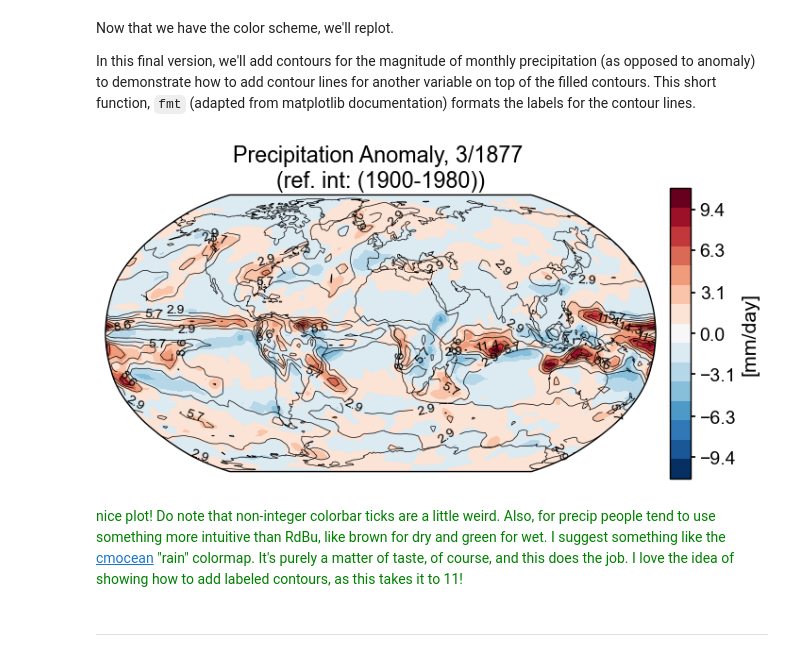
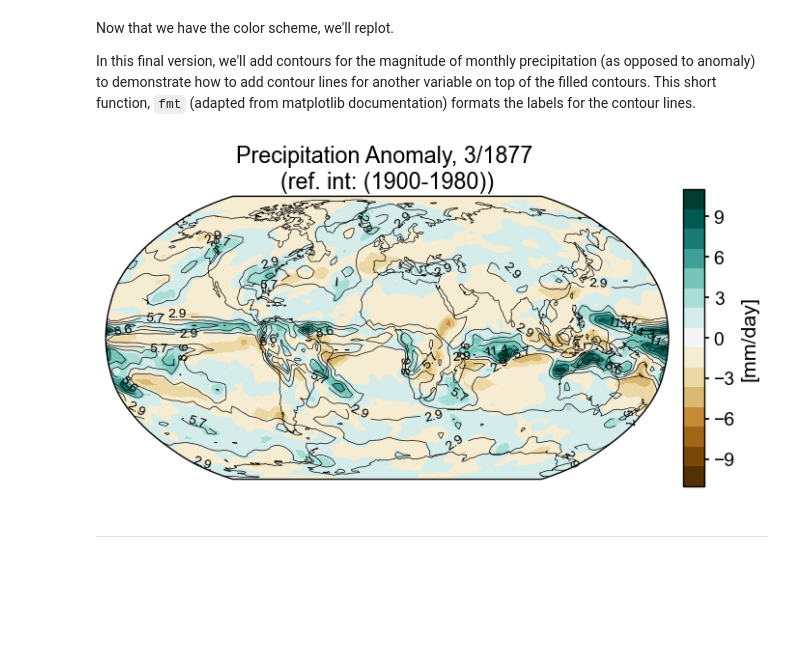
Before and after one commit to LinkedEarth/LMR_CMIP_paleobook, a Jupyter notebook: notebooks/lifehacks/spatial_snapshots_xarray_bonuses.ipynb, the cells around one changed output. Cells and saved outputs as stored; diff of their text form; code cells hidden in the pictures; blank space fills up the shorter version.

Commit message:
want sensible integer tick marks? challenge accepted!

```diff
--- a/notebooks/lifehacks/spatial_snapshots_xarray_bonuses.ipynb
+++ b/notebooks/lifehacks/spatial_snapshots_xarray_bonuses.ipynb
@@ -280,6 +280,8 @@ title_copy = 'Precipitation Anomaly, {}/{} \n(ref. int: (1900-1980))'
 snapshot_data = miroc_ds.isel(time=(miroc_ds.time.dt.year == year) & (miroc_ds.time.dt.month == month))
 # %% [markdown]
 ### Global precipitation anomaly (filled contours)
+# %%
+ppt_cmap = 'BrBG'
 # %%
 fig = plt.figure(figsize=(8, 4))
 
@@ -352,7 +354,7 @@ ax2_Li_1 = max([np.abs(snapshot_data[var].max().compute()),
                 np.abs(snapshot_data[var].min().compute())])
 ax2_levels = np.around(np.linspace(-ax2_Li_1, ax2_Li_1, 15), decimals=1)
 # make scalar mappable
-ax2_sm = make_scalar_mappable([ax2_Li_1, -ax2_Li_1], 'RdBu_r', 15)
+ax2_sm = make_scalar_mappable([ax2_Li_1, -ax2_Li_1], ppt_cmap, 15)
 cf2_kwargs = {'cmap':ax2_sm.cmap, 'norm' : ax2_sm.norm}
 # %%
 
@@ -368,35 +370,41 @@ zrange = 20
 # %%
 fig = plt.figure(figsize=(8, 4))
 # 1 row, 2 columns, .05 space between columns, 8:.3 ratio of left column to right column
 gs = gridspec.GridSpec(1, 2, wspace=0.05, width_ratios=[8, .3])
 
 # add subplot with specified map projection and coastlines (GeoAxes)
 ax2 = fig.add_subplot(gs[0, 0], projection=ccrs.Robinson(central_longitude=0))
 ax2.add_feature(cfeature.COASTLINE, edgecolor='k',linewidth=.5)
 
 # place data on coordinate system with continuous x axis (longitude axis)
 tas_c, lonc = cutil.add_cyclic_point(snapshot_data[var], snapshot_data['lon'])
 # plot contourf on ax2 (geosubplot)
 cf2 = ax2.contourf(lonc,snapshot_data['lat'],tas_c.squeeze(),nc, levels=ax2_levels,
                    transform=ccrs.PlateCarree(), **cf2_kwargs)
 # add contours
 zg_c , _ = cutil.add_cyclic_point(snapshot_data['pr_mmday'], snapshot_data['lon'])
 cf2_lines = ax2.contour(lonc,snapshot_data['lat'], zg_c.squeeze(), np.linspace(-zrange,zrange,15),
                             colors='k',
                             transform=ccrs.PlateCarree(), linewidths=.5)
 ax2.clabel(cf2_lines, cf2_lines.levels, inline=True, fmt=fmt, fontsize=10)
 
 # add annotations (colorbar, title)
 ax2_cb = fig.add_subplot(gs[0, 1])
+# check to see if it is reasonable to opt for integer ticks
+if max(ax2_levels)-min(ax2_levels)>3:
+    int_ticks = [np.around(loc, decimals=0) for ik, loc in enumerate(ax2_levels) if ik%2>0]
+# if there are enough ticks, keep the integer ticks, otherwise, allow for floats
+if len(int_ticks)>4:
+    ticks = int_ticks
+else:
+    ticks=[loc for ik, loc in enumerate(ax2_levels) if ik%2>0]
 cb2 = plt.colorbar(ax2_sm,cax=ax2_cb, orientation='vertical',label=colorbar_units,
-                   ticks=[loc for ik, loc in enumerate(ax2_levels) if ik%2>0])
+                   ticks=ticks)
 cb2.minorticks_off()
 
 ax2.set_title(title_copy.format(month, year));
 # %% [output]
-[figure, old version]
+[figure, new version]
-# %% [markdown]
-<font color=green> nice plot! Do note that non-integer colorbar ticks are a little weird. Also, for precip people tend to use something more intuitive than RdBu, like brown for dry and green for wet. I suggest something like the [cmocean](https://matplotlib.org/cmocean/) "rain" colormap. It's purely a matter of taste, of course, and this does the job. I love the idea of showing how to add labeled contours, as this takes it to 11! </font>
 # %% [markdown]
 ---
 # %% [markdown]
```
Also changed, not shown: parts of 3 cells of this notebook.
